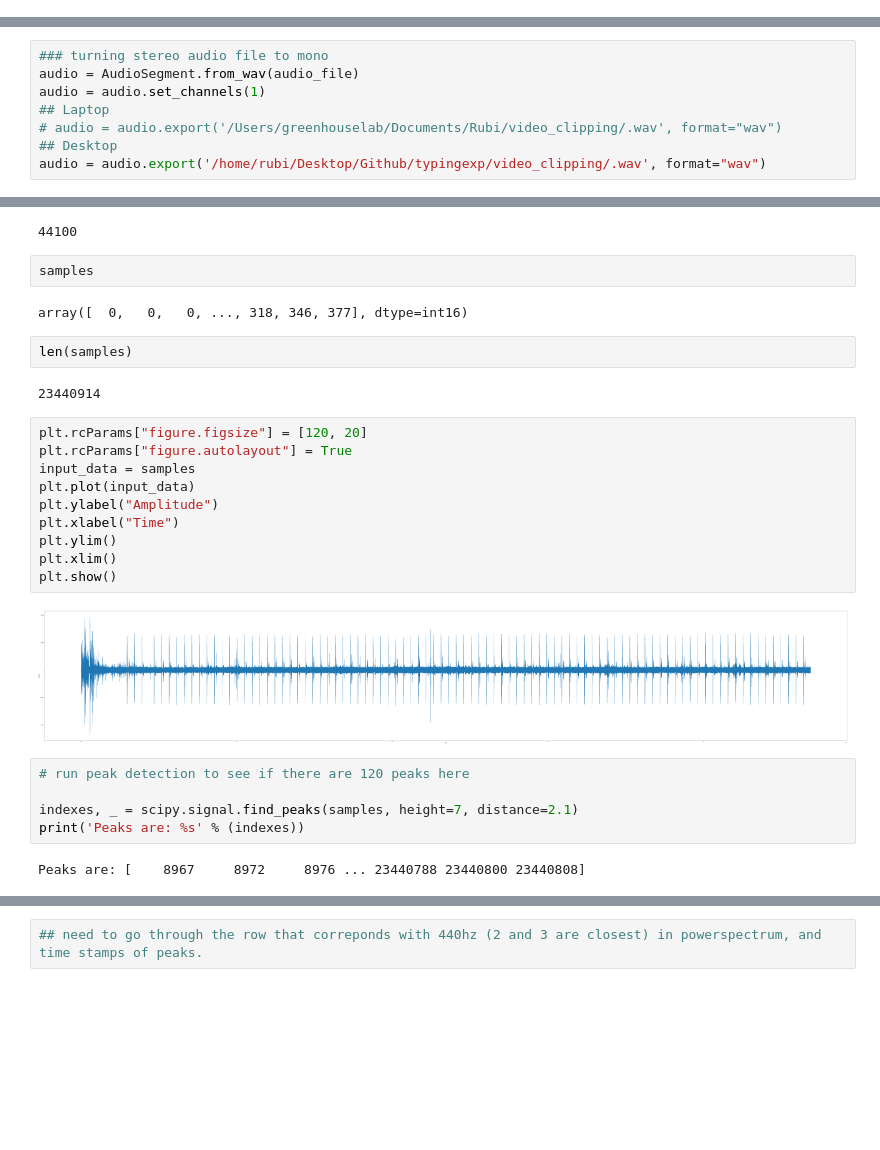
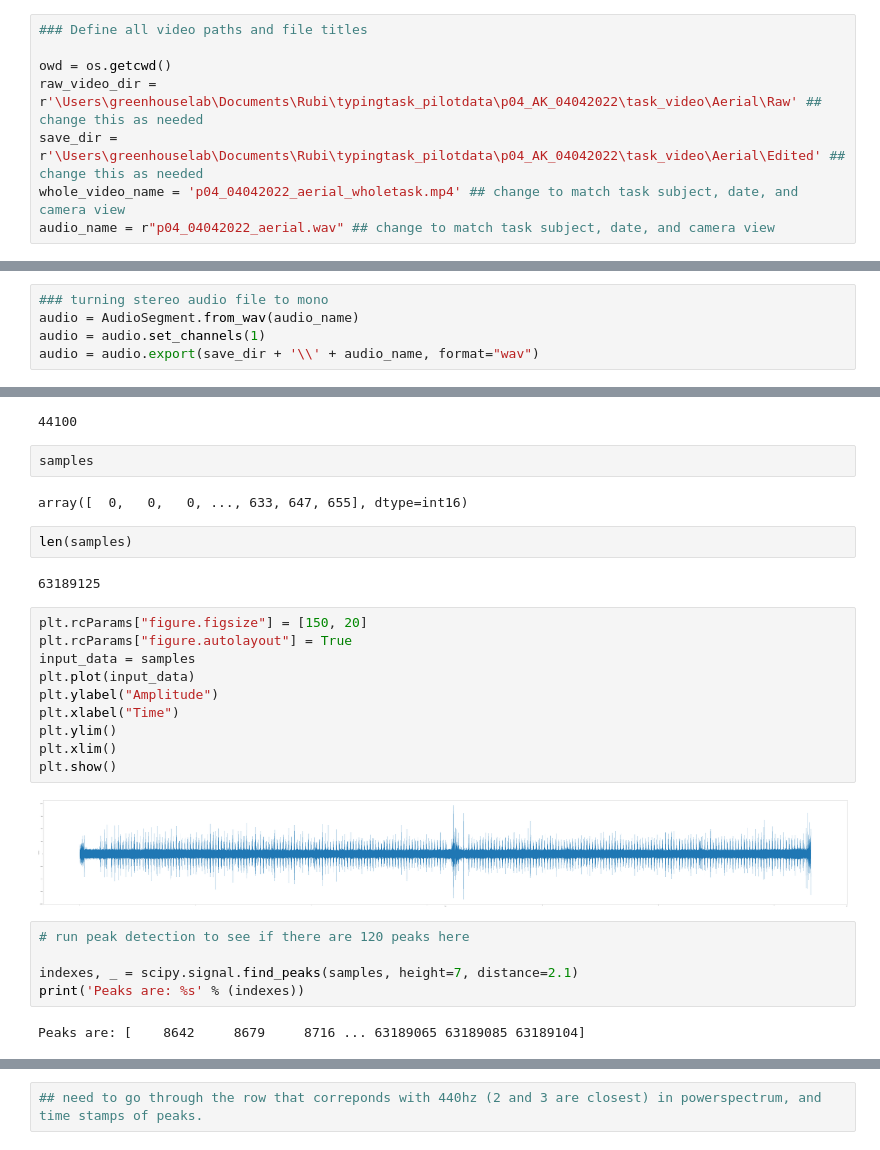
Before and after one commit to rruopp/typingexp, a Jupyter notebook: video_clipping/audio_peak_detector.ipynb, the cells around one changed output, grey strips where cells are left out. Drawn from its saved outputs; the diff is of its cells as text; blank space fills up the shorter version.

```diff
--- a/video_clipping/audio_peak_detector.ipynb
+++ b/video_clipping/audio_peak_detector.ipynb
@@ -28,0 +18,8 @@ video = mp.VideoFileClip(video_path)
+# %%
+### Define all video paths and file titles
+
+owd = os.getcwd()
+raw_video_dir = r'\Users\greenhouselab\Documents\Rubi\typingtask_pilotdata\p04_AK_04042022\task_video\Aerial\Raw' ## change this as needed
+save_dir = r'\Users\greenhouselab\Documents\Rubi\typingtask_pilotdata\p04_AK_04042022\task_video\Aerial\Edited' ## change this as needed
+whole_video_name = 'p04_04042022_aerial_wholetask.mp4' ## change to match task subject, date, and camera view
+audio_name = r"p04_04042022_aerial.wav" ## change to match task subject, date, and camera view
@@ -38,11 +50,8 @@ audio_file = 'isaiah_frontal1.wav'
 # %%
 ### turning stereo audio file to mono
-audio = AudioSegment.from_wav(audio_file)
+audio = AudioSegment.from_wav(audio_name)
 audio = audio.set_channels(1)
-## Laptop
-# audio = audio.export('/Users/greenhouselab/Documents/Rubi/video_clipping/.wav', format="wav")
-## Desktop
-audio = audio.export('/home/rubi/Desktop/Github/typingexp/video_clipping/.wav', format="wav")
+audio = audio.export(save_dir + '\\' + audio_name, format="wav")
 # %%
 ### making numpy array from audio file
 sample_rate, samples = wavfile.read(audio)
@@ -53,30 +62,30 @@ sample_rate
 # %%
 samples
 # %% [output]
-array([  0,   0,   0, ..., 318, 346, 377], dtype=int16)
+array([  0,   0,   0, ..., 633, 647, 655], dtype=int16)
 # %%
 len(samples)
 # %% [output]
-23440914
+63189125
 # %%
-plt.rcParams["figure.figsize"] = [120, 20]
+plt.rcParams["figure.figsize"] = [150, 20]
 plt.rcParams["figure.autolayout"] = True
 input_data = samples
 plt.plot(input_data)
 plt.ylabel("Amplitude")
 plt.xlabel("Time")
 plt.ylim()
 plt.xlim()
 plt.show()
 # %% [output]
-[figure, old version]
+[figure, new version]
 # %%
 # run peak detection to see if there are 120 peaks here
 
 indexes, _ = scipy.signal.find_peaks(samples, height=7, distance=2.1)
 print('Peaks are: %s' % (indexes))
 # %% [output]
-Peaks are: [    8967     8972     8976 ... 23440788 23440800 23440808]
+Peaks are: [    8642     8679     8716 ... 63189065 63189085 63189104]
 # %%
 powerSpectrum, frequenciesFound, time, imageAxis = plt.specgram(samples, Fs=sample_rate)
 plt.rcParams["figure.figsize"] = [12, 6]
```
Also changed, not shown: parts of 13 cells of this notebook, 1 other file.
